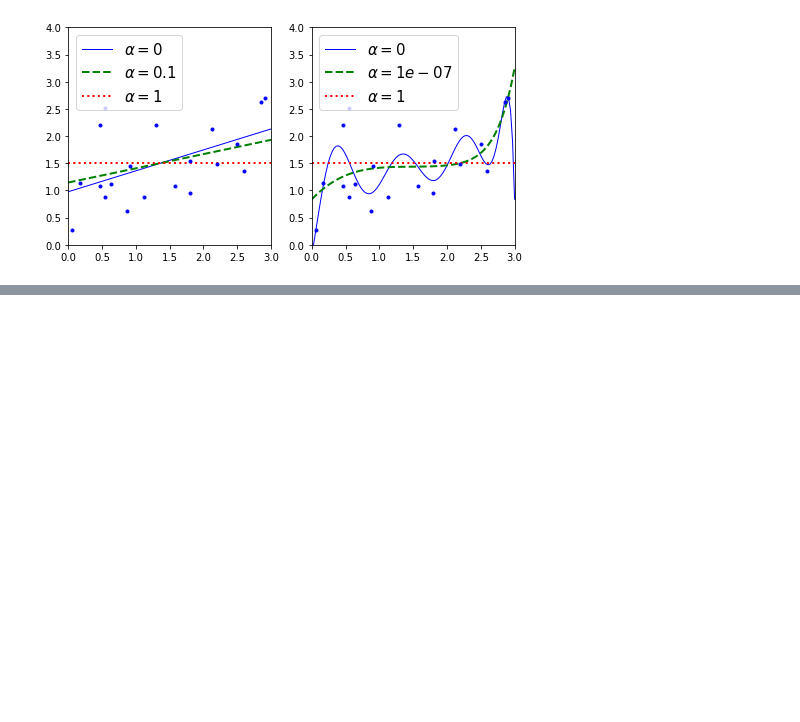
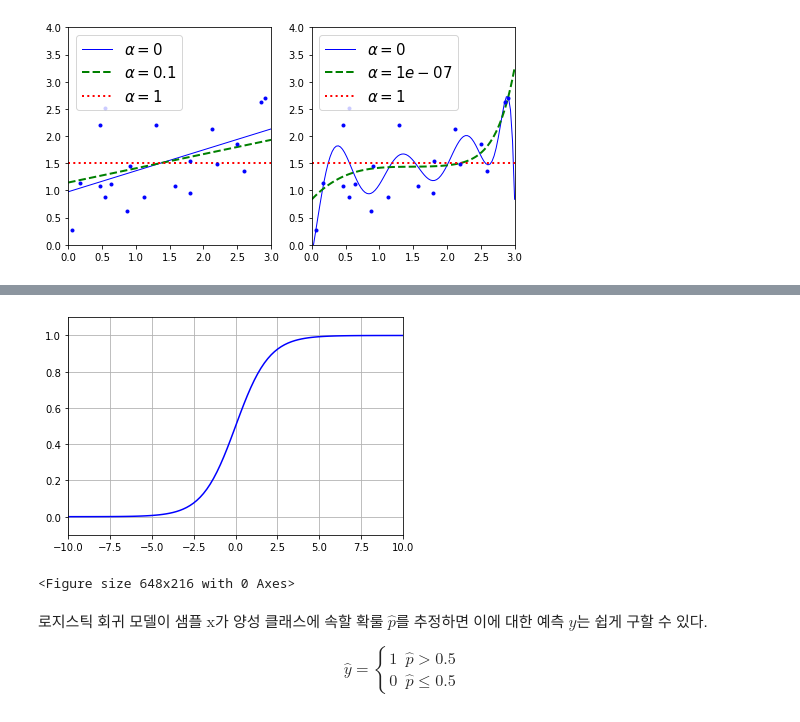
Before and after one commit to vallisneria/hknu4-artificial-intelligence, a Jupyter notebook: Chapter04/training_linear_models.ipynb, the cells around one changed output, grey strips where cells are left out. Saved outputs shown, nothing was run; the diff lists cells and outputs as text; code cells hidden in the pictures; blank space fills up the shorter version.

Commit message:
로지스틱, 소프트맥스 회귀 부분 작성

```diff
--- a/Chapter04/training_linear_models.ipynb
+++ b/Chapter04/training_linear_models.ipynb
@@ -492,0 +505,15 @@ $$ J(\theta)=\mathrm{MSE}(\theta)+r\alpha\sum_{i=1}^n \left| \theta_i \right| +
+# %%
+t = np.linspace(-10, 10, 100)
+y_sigmoid = 1 / (1 + np.exp(-t))
+plt.plot(t, y_sigmoid, "b-")
+plt.grid(True)
+plt.axis([-10, 10, -0.1, 1.1])
+plt.figure(figsize=(9, 3))
+plt.show()
+# %% [output]
+[figure, added]
+<Figure size 648x216 with 0 Axes>
+# %% [markdown]
+로지스틱 회귀 모델이 샘플 $\mathrm{x}$가 양성 클래스에 속할 확룰 $\hat{p}$를 추정하면 이에 대한 예측 $y$는 쉽게 구할 수 있다.
+
+$$\hat{y}=\begin{cases}1 & \hat{p}>0.5 \\ 0 & \hat{p}\le0.5 \end{cases}$$
```
Also changed, not shown: parts of 12 cells of this notebook.
